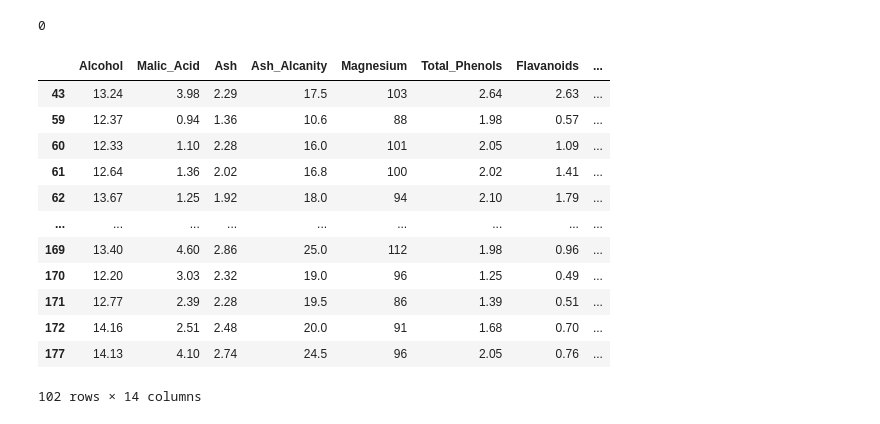
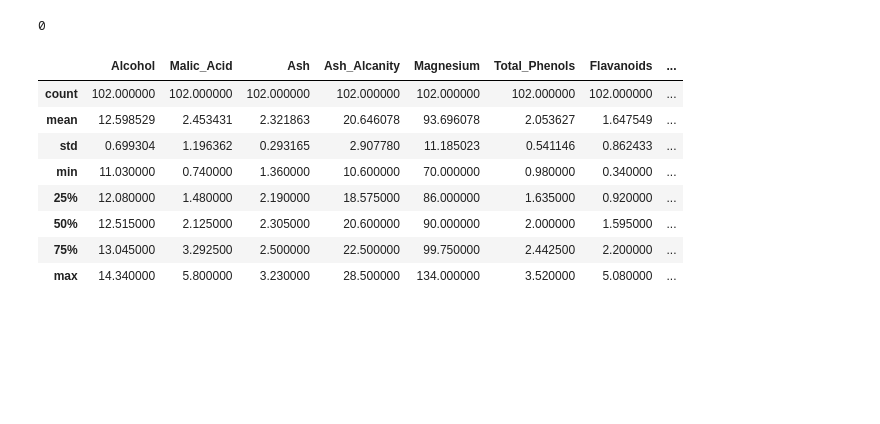
Before and after one commit to JethroBaring/clustering-kmeans, a Jupyter notebook: main.ipynb, the cells around one changed output. Drawn from its saved outputs; the diff is of its cells as text; code cells hidden in the pictures; blank space fills up the shorter version.

Commit message:
described each cluster

```diff
--- a/main.ipynb
+++ b/main.ipynb
@@ -57,19 +57,15 @@ cluster_2_data = data[data['clusters'] == 2]
 cluster_0_description = cluster_0_data.describe()
 cluster_1_description = cluster_1_data.describe()
 cluster_2_description = cluster_2_data.describe()
-# %%
-cluster_0_data
-# %% [output]
-|  | Alcohol | Malic_Acid | Ash | Ash_Alcanity | Magnesium | Total_Phenols | Flavanoids | ... |
-| 43 | 13.24 | 3.98 | 2.29 | 17.5 | 103 | 2.64 | 2.63 | ... |
-| 59 | 12.37 | 0.94 | 1.36 | 10.6 | 88 | 1.98 | 0.57 | ... |
-| 60 | 12.33 | 1.10 | 2.28 | 16.0 | 101 | 2.05 | 1.09 | ... |
-| 61 | 12.64 | 1.36 | 2.02 | 16.8 | 100 | 2.02 | 1.41 | ... |
-| 62 | 13.67 | 1.25 | 1.92 | 18.0 | 94 | 2.10 | 1.79 | ... |
-| ... | ... | ... | ... | ... | ... | ... | ... | ... |
-| 169 | 13.40 | 4.60 | 2.86 | 25.0 | 112 | 1.98 | 0.96 | ... |
-| 170 | 12.20 | 3.03 | 2.32 | 19.0 | 96 | 1.25 | 0.49 | ... |
-| 171 | 12.77 | 2.39 | 2.28 | 19.5 | 86 | 1.39 | 0.51 | ... |
-| 172 | 14.16 | 2.51 | 2.48 | 20.0 | 91 | 1.68 | 0.70 | ... |
-| 177 | 14.13 | 4.10 | 2.74 | 24.5 | 96 | 2.05 | 0.76 | ... |
-102 rows × 14 columns
+# %%
+cluster_0_description
+# %% [output]
+|  | Alcohol | Malic_Acid | Ash | Ash_Alcanity | Magnesium | Total_Phenols | Flavanoids | ... |
+| count | 102.000000 | 102.000000 | 102.000000 | 102.000000 | 102.000000 | 102.000000 | 102.000000 | ... |
+| mean | 12.598529 | 2.453431 | 2.321863 | 20.646078 | 93.696078 | 2.053627 | 1.647549 | ... |
+| std | 0.699304 | 1.196362 | 0.293165 | 2.907780 | 11.185023 | 0.541146 | 0.862433 | ... |
+| min | 11.030000 | 0.740000 | 1.360000 | 10.600000 | 70.000000 | 0.980000 | 0.340000 | ... |
+| 25% | 12.080000 | 1.480000 | 2.190000 | 18.575000 | 86.000000 | 1.635000 | 0.920000 | ... |
+| 50% | 12.515000 | 2.125000 | 2.305000 | 20.600000 | 90.000000 | 2.000000 | 1.595000 | ... |
+| 75% | 13.045000 | 3.292500 | 2.500000 | 22.500000 | 99.750000 | 2.442500 | 2.200000 | ... |
+| max | 14.340000 | 5.800000 | 3.230000 | 28.500000 | 134.000000 | 3.520000 | 5.080000 | ... |
```
Also changed, not shown: 1 other file.
